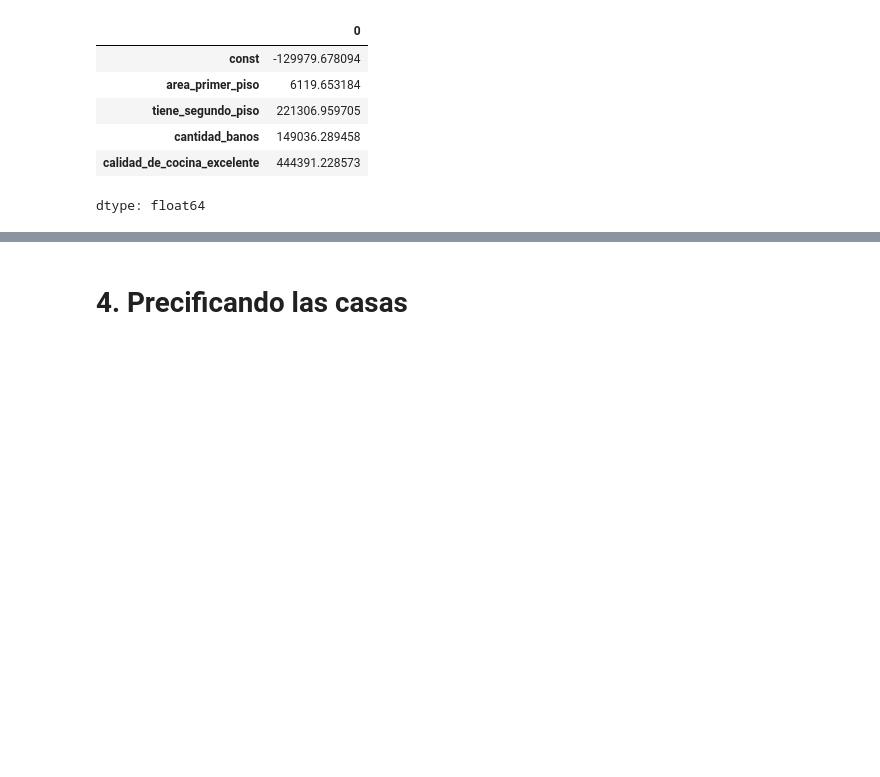
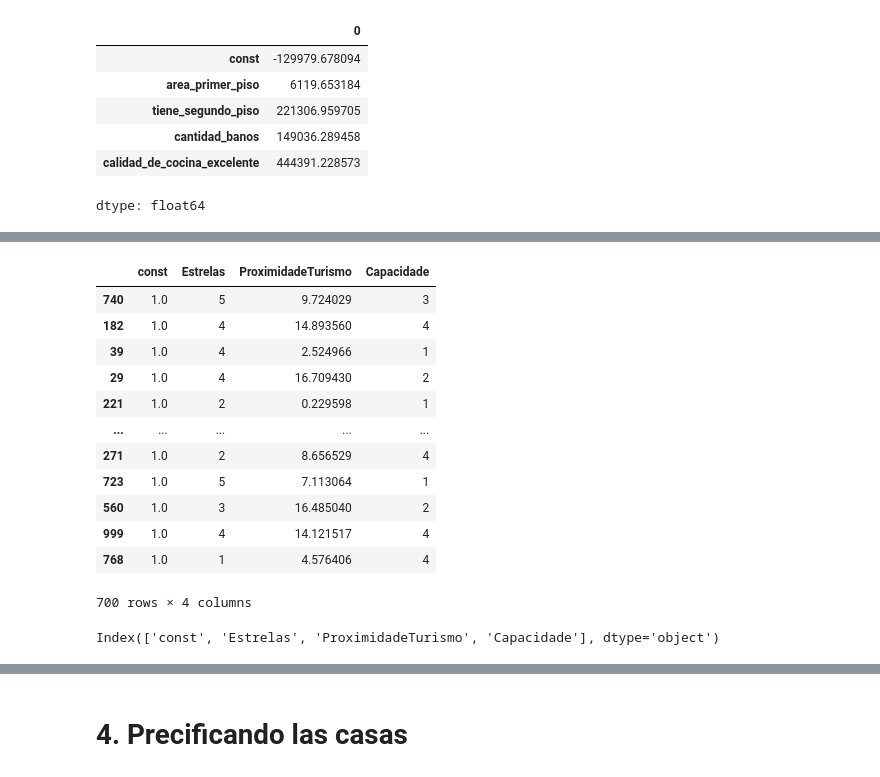
Before and after one commit to MiguelFigueroa02/Estadistica_Phyton, a Jupyter notebook: regresion/precios_de_inmuebles_regresion_lineal.ipynb, the cells around one changed output, grey strips where cells are left out. Saved outputs shown, nothing was run; the diff lists cells and outputs as text; code cells hidden in the pictures; blank space fills up the shorter version.

```diff
--- a/regresion/precios_de_inmuebles_regresion_lineal.ipynb
+++ b/regresion/precios_de_inmuebles_regresion_lineal.ipynb
@@ -382,0 +423,5 @@ dtype: float64
+# %%
+y_ej = d_ejercicio['Preco']
+x_ej = d_ejercicio.drop(columns='Preco')
+
+x_ej_train, x_ej_test, y_ej_train, y_ej_test = train_test_split(x_ej, y_ej,test_size=0.3, random_state=230)
@@ -382,0 +441,21 @@ dtype: float64
+# %%
+x_ej_train = sm.add_constant(x_ej_train)
+x_ej_train
+# %% [output]
+|  | const | Estrelas | ProximidadeTurismo | Capacidade |
+| 740 | 1.0 | 5 | 9.724029 | 3 |
+| 182 | 1.0 | 4 | 14.893560 | 4 |
+| 39 | 1.0 | 4 | 2.524966 | 1 |
+| 29 | 1.0 | 4 | 16.709430 | 2 |
+| 221 | 1.0 | 2 | 0.229598 | 1 |
+| ... | ... | ... | ... | ... |
+| 271 | 1.0 | 2 | 8.656529 | 4 |
+| 723 | 1.0 | 5 | 7.113064 | 1 |
+| 560 | 1.0 | 3 | 16.485040 | 2 |
+| 999 | 1.0 | 4 | 14.121517 | 4 |
+| 768 | 1.0 | 1 | 4.576406 | 4 |
+700 rows × 4 columns
+# %%
+x_ej_train.columns
+# %% [output]
+Index(['const', 'Estrelas', 'ProximidadeTurismo', 'Capacidade'], dtype='object')
```
Also changed, not shown: parts of 54 cells of this notebook.
